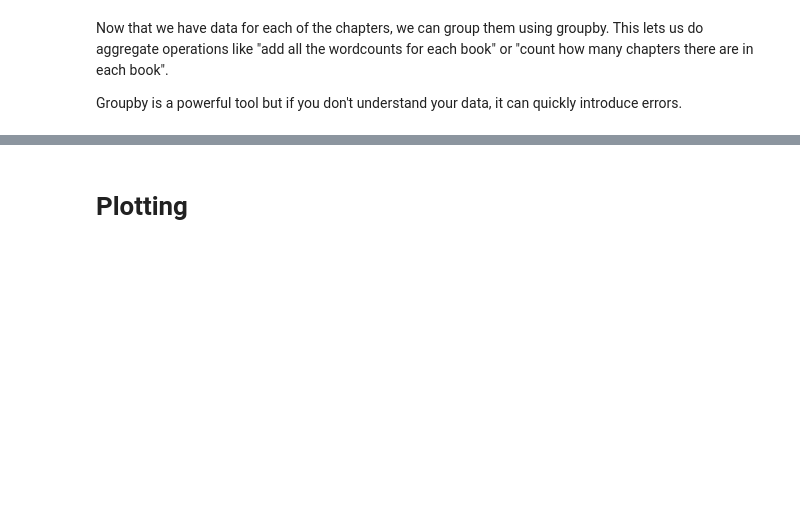
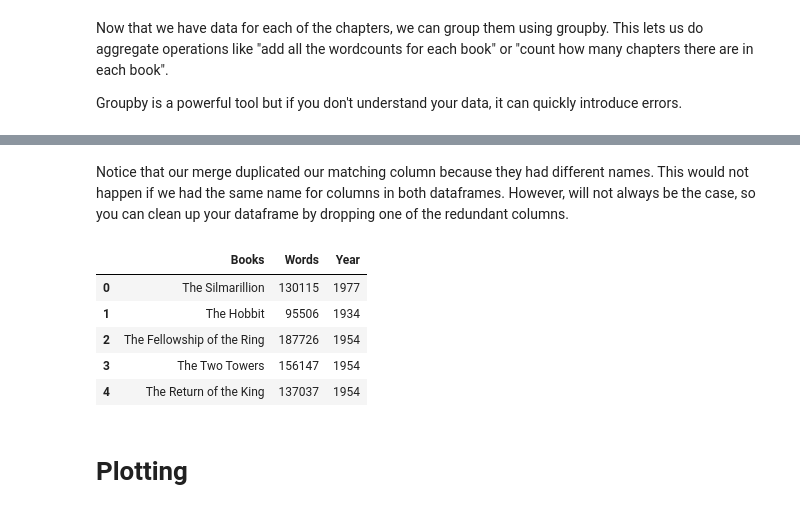
Before and after one commit to SouthernMethodistUniversity/text_mining_with_python, a Jupyter notebook: intro_to_python.ipynb, the cells around one changed output, grey strips where cells are left out. Drawn from its saved outputs; the diff is of its cells as text; code cells hidden in the pictures; blank space fills up the shorter version.

```diff
--- a/intro_to_python.ipynb
+++ b/intro_to_python.ipynb
@@ -370,3 +533,15 @@ data.groupby(by='CollectionName').sum()
+# %% [markdown]
+Notice that our merge duplicated our matching column because they had different names. This would not happen if we had the same name for columns in both dataframes. However, will not always be the case, so you can clean up your dataframe by dropping one of the redundant columns.
+# %%
+merged = pd.merge(df,dates, left_on="Books", right_on="Name", how = 'inner').drop(columns=['Name'])
+merged
+# %% [output]
+|  | Books | Words | Year |
+| 0 | The Silmarillion | 130115 | 1977 |
+| 1 | The Hobbit | 95506 | 1934 |
+| 2 | The Fellowship of the Ring | 187726 | 1954 |
+| 3 | The Two Towers | 156147 | 1954 |
+| 4 | The Return of the King | 137037 | 1954 |
 # %% [markdown]
 # Plotting
 # %% [markdown]
```
Also changed, not shown: parts of 39 cells of this notebook, 2 other files.
